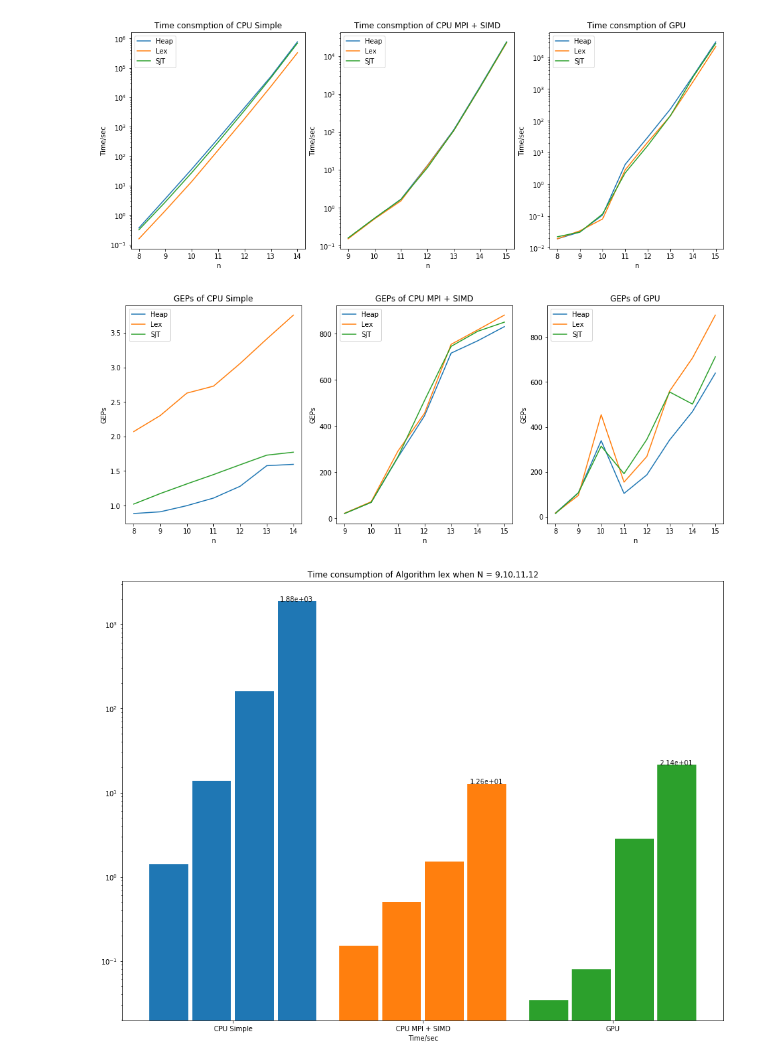
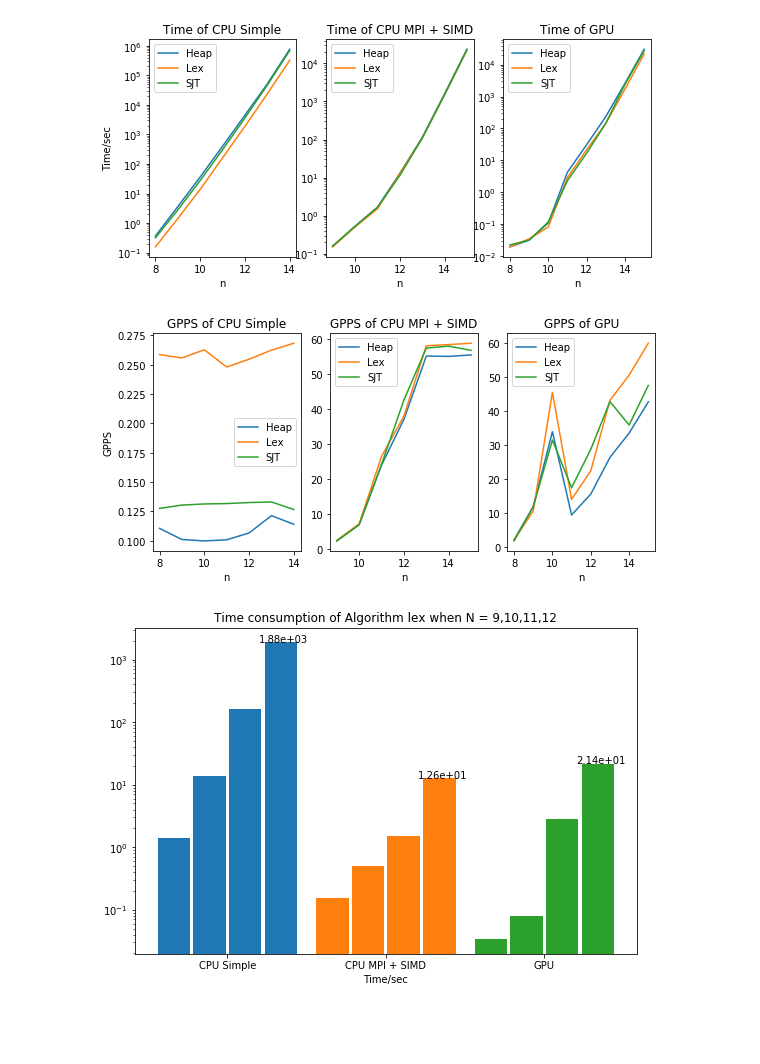
Before and after one commit to laekov/pperm, a Jupyter notebook: scripts/visualization/curves.ipynb, the cells around one changed output. Cells and saved outputs as stored; diff of their text form; code cells hidden in the pictures; blank space fills up the shorter version.

```diff
--- a/scripts/visualization/curves.ipynb
+++ b/scripts/visualization/curves.ipynb
@@ -31,44 +31,50 @@ for n in ns:
 # %%
 # Time of algos figure
 fig, axs = plt.subplots(1, len(algos))
-fig.set_size_inches(16, 6)
+fig.set_size_inches(9, 4)
+
 for optim, ax in zip(optims, axs):
     datas = dict()
     for algo in algos:
         datas[optim] = []
         for n in ns:
             datas[optim].append(results[n, algo, optim][0])
         ax.plot(ns, datas[optim], label=algo_names[algo])
-    ax.set_title('Time consmption of {}'.format(optim_names[optim]))
+    ax.set_title('Time of {}'.format(optim_names[optim]))
     ax.legend()
     ax.set_yscale('log')
-    ax.set_ylabel('Time/sec')
+
     ax.set_xlabel('n')
+axs[0].set_ylabel('Time/sec')
 fig.savefig('time_of_algos.pdf')
 # %% [output]
-[figure, old version]
+[figure, new version]
 # %%
 # GEPs of algos figure
 fig, axs = plt.subplots(1, len(algos))
-fig.set_size_inches(16, 6)
+fig.set_size_inches(9, 4)
+axs[0].set_ylabel('GPPS')
 for optim, ax in zip(optims, axs):
     datas = dict()
     for algo in algos:
         datas[optim] = []
         for n in ns:
-            datas[optim].append(results[n, algo, optim][1])
+            geps = results[n, algo, optim][1]
+            if geps is not None:
+                geps /= float(n)
+            datas[optim].append(geps)
         ax.plot(ns, datas[optim], label=algo_names[algo])
-    ax.set_title('GEPs of {}'.format(optim_names[optim]))
+    ax.set_title('GPPS of {}'.format(optim_names[optim]))
     ax.legend()
-    ax.set_ylabel('GEPs')
     ax.set_xlabel('n')
-fig.savefig('geps_of_algos.pdf')
+
+fig.savefig('gpps_of_algos.pdf')
 # %% [output]
-[figure, old version]
+[figure, new version]
 # %%
 # Speedup figure
 fig, ax = plt.subplots()
-fig.set_size_inches(16, 12)
+fig.set_size_inches(9, 6)
 algo = 'lex'
 
 for i, optim in enumerate(optims):
@@ -77,7 +83,7 @@ for i, optim in enumerate(optims):
     xs = [i - width * (len(n) - 1) * .5 + (j - 9) * width for j in n]
     ys = [results[j, algo, optim][0] for j in n]
     ax.bar(xs, ys, width=width - 0.02)
-    ax.text(xs[-1] - width * .4, ys[-1] + 0.1, '{:.2e}'.format(ys[-1]))
+    ax.text(xs[-1] - width * .6, ys[-1] + 0.1, '{:.2e}'.format(ys[-1]))
 
 xs = np.arange(len(optims))
 xlabels = [optim_names[optim] for optim in optims]
@@ -91,4 +97,4 @@ ax.set_xlabel('Time/sec')
 
 fig.savefig('speedup.pdf')
 # %% [output]
-[figure, old version]
+[figure, new version]
```
